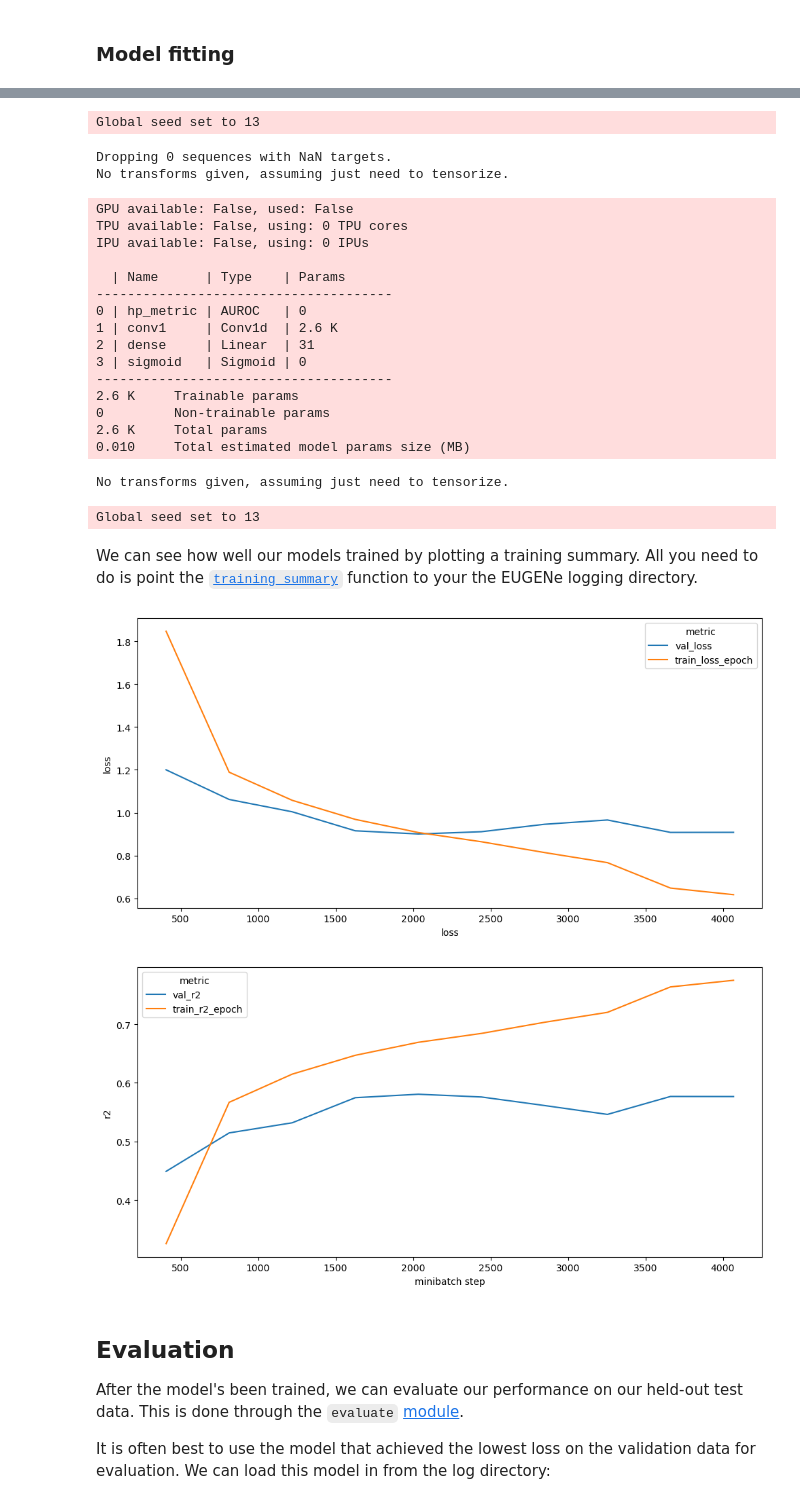
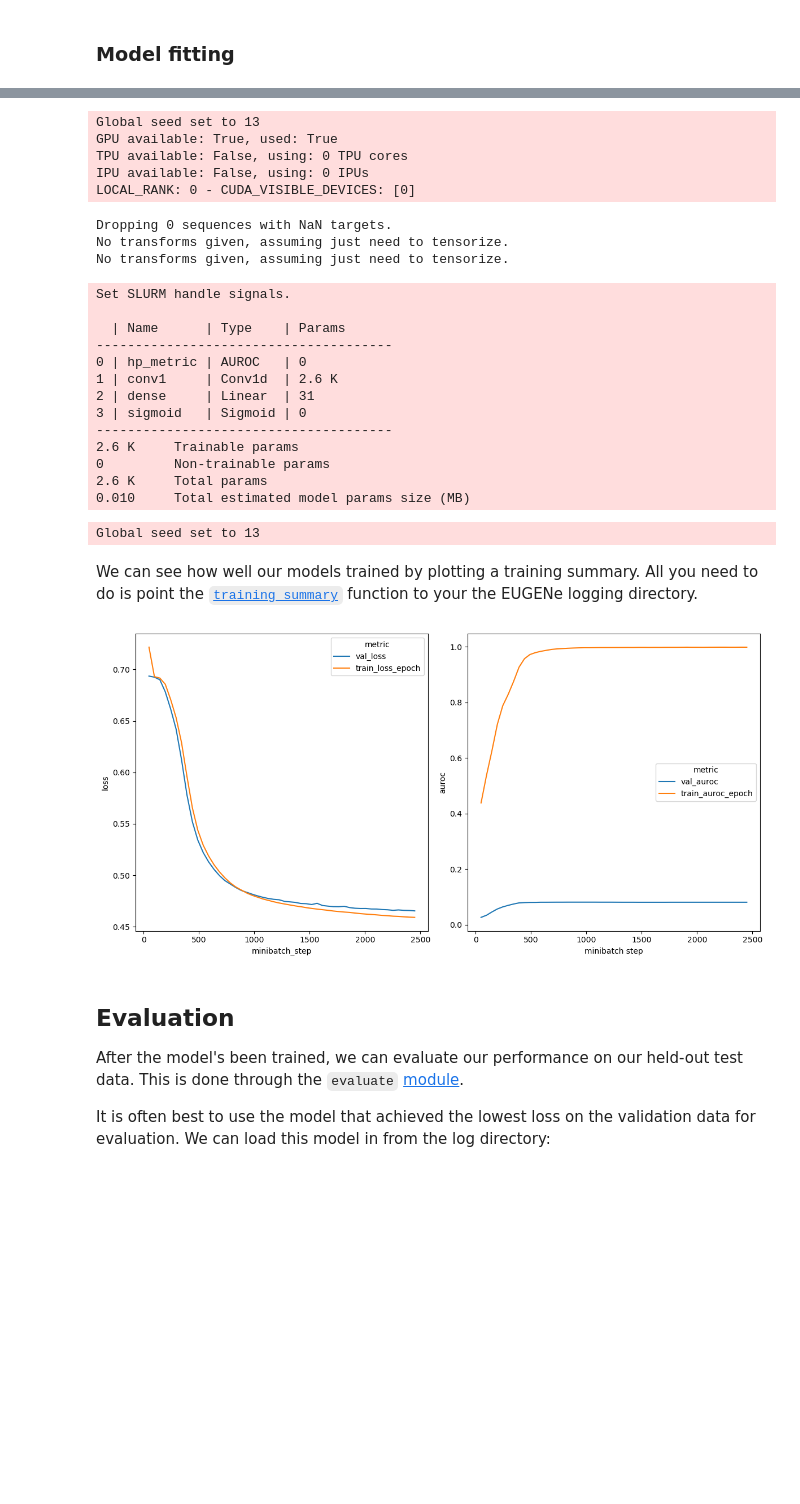
Before and after one commit to ML4GLand/EUGENe, a Jupyter notebook: tutorials/binary_classification_tutorial.ipynb, the cells around one changed output, grey strips where cells are left out. Cells and saved outputs as stored; diff of their text form; code cells hidden in the pictures; blank space fills up the shorter version.

```diff
--- a/tutorials/binary_classification_tutorial.ipynb
+++ b/tutorials/binary_classification_tutorial.ipynb
@@ -104,2 +93,2 @@ sdata_train.seqs_annot
 # %%
-eu.pp.add_ranges_pos_annot(sdata_train)
+eu.pp.add_ranges_sdata(sdata_train)
@@ -172,8 +159,9 @@ Here we will load in a Hybrid architecture that contains convoultional blocks th
 # %%
-# Load a model from a prespecified configuration file
+# Load the built in tutorial model
 model = eu.models.TutorialCNN(
     input_len=200,
     output_dim=1,
+    strand="ds",
     task="binary_classification",
     loss_fxn="bce"
 )
@@ -217,7 +205,7 @@ If you are using GPU accelerators on your machine, you can can use the `gpus` ar
 eu.train.fit(
     model=model,
     sdata=sdata_train,
-    gpus=0,
+    gpus=1,
     target_keys="target",
     train_key="train_val",
     epochs=50,
@@ -228,11 +216,14 @@ eu.train.fit(
 )
 # %% [output]
 Global seed set to 13
+GPU available: True, used: True
+TPU available: False, using: 0 TPU cores
+IPU available: False, using: 0 IPUs
+LOCAL_RANK: 0 - CUDA_VISIBLE_DEVICES: [0]
 Dropping 0 sequences with NaN targets.
 No transforms given, assuming just need to tensorize.
+No transforms given, assuming just need to tensorize.
-GPU available: False, used: False
-TPU available: False, using: 0 TPU cores
-IPU available: False, using: 0 IPUs
+Set SLURM handle signals.
 
   | Name      | Type    | Params
 --------------------------------------
@@ -245,19 +236,17 @@ IPU available: False, using: 0 IPUs
 0         Non-trainable params
 2.6 K     Total params
 0.010     Total estimated model params size (MB)
-No transforms given, assuming just need to tensorize.
+Global seed set to 13
-Global seed set to 13
 # %% [markdown]
 We can see how well our models trained by plotting a training summary. All you need to do is point the [`training_summary`](https://eugene-tools.readthedocs.io/en/latest/api/eugene.pl.training_summary.html#eugene.pl.training_summary) function to your the EUGENe logging directory.
 # %%
 # Plot a loss curve and an r2 curve as a metric
 eu.pl.training_summary(
-    os.path.join(eu.settings.logging_dir, "ssTutorialCNN_binary_classification", "tutorial_model"),
-    metrics="r2"
+    os.path.join(eu.settings.logging_dir, "dsTutorialCNN_binary_classification", "tutorial_model"),
+    metric="auroc"
 )
 # %% [output]
-[figure, old version]
+[figure, new version]
-[figure, removed]
 # %% [markdown]
 ## Evaluation
 After the model's been trained, we can evaluate our performance on our held-out test data. This is done through the `evaluate` [module](https://eugene-tools.readthedocs.io/en/latest/usage-principles.html#evaluate).
```
Also changed, not shown: parts of 37 cells of this notebook, 10 other files.
